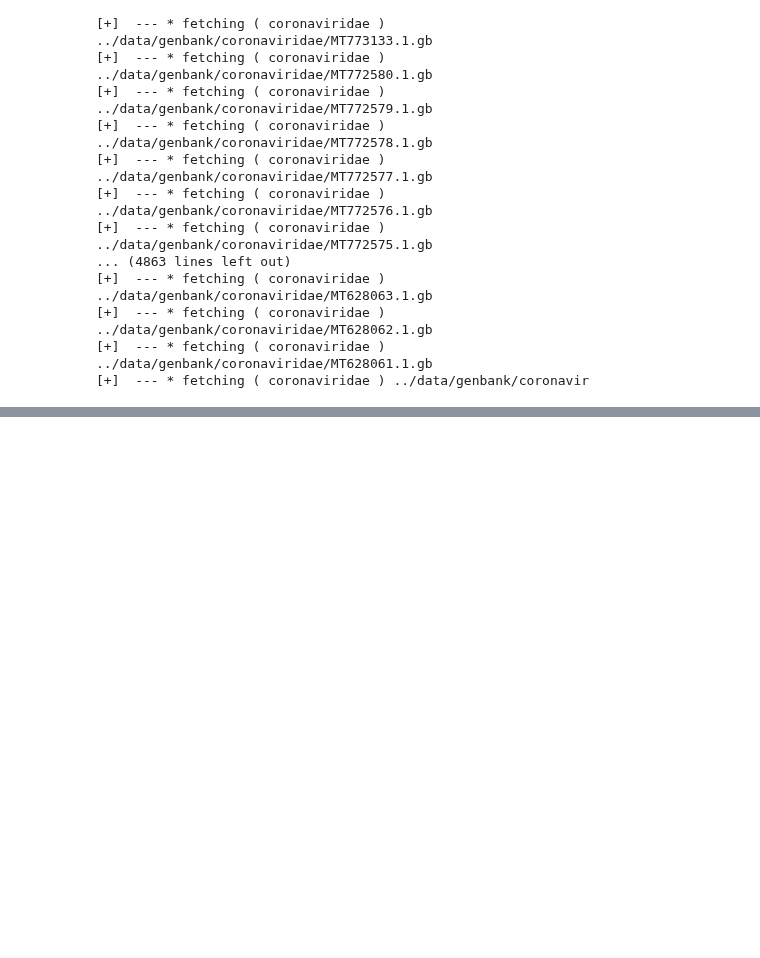
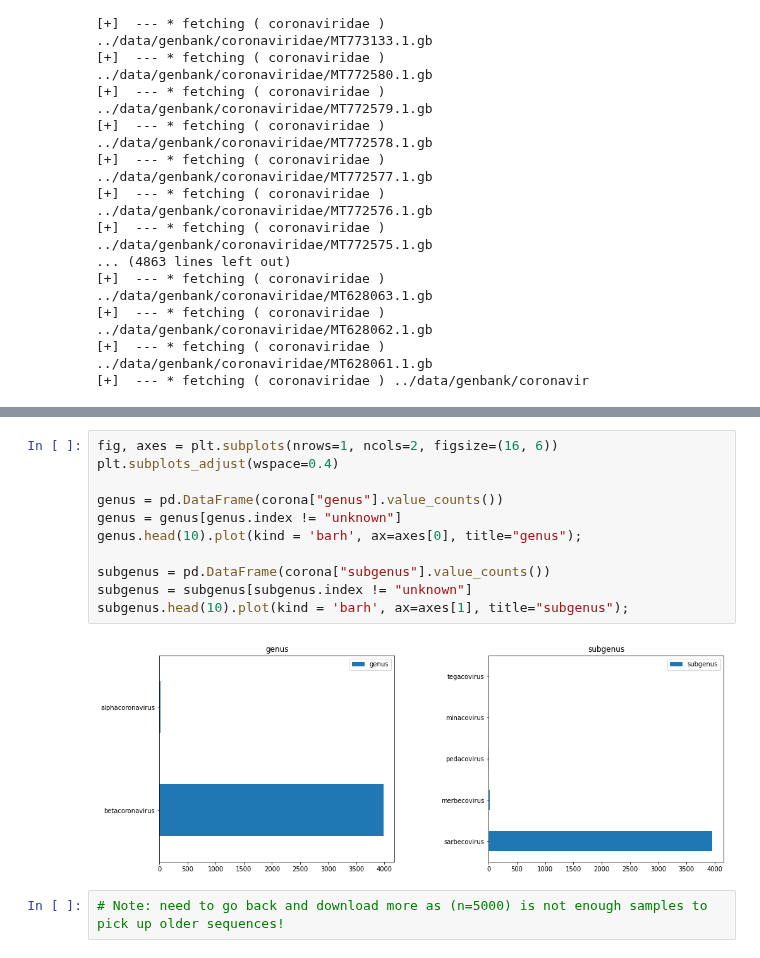
Before and after one commit to lukexyz/DNA-Toolbox, a Jupyter notebook: notebooks/Search_NCBI.ipynb, the cells around one changed output, grey strips where cells are left out. Drawn from its saved outputs; the diff is of its cells as text; blank space fills up the shorter version.

```diff
--- a/notebooks/Search_NCBI.ipynb
+++ b/notebooks/Search_NCBI.ipynb
@@ -399,0 +447,15 @@ corona_orig.head()
+# %%
+fig, axes = plt.subplots(nrows=1, ncols=2, figsize=(16, 6))
+plt.subplots_adjust(wspace=0.4)
+
+genus = pd.DataFrame(corona["genus"].value_counts())
+genus = genus[genus.index != "unknown"]
+genus.head(10).plot(kind = 'barh', ax=axes[0], title="genus");
+
+subgenus = pd.DataFrame(corona["subgenus"].value_counts())
+subgenus = subgenus[subgenus.index != "unknown"]
+subgenus.head(10).plot(kind = 'barh', ax=axes[1], title="subgenus");
+# %% [output]
+[figure, added]
+# %%
+# Note: need to go back and download more as (n=5000) is not enough samples to pick up older sequences!
```
Also changed, not shown: parts of 8 cells of this notebook.
